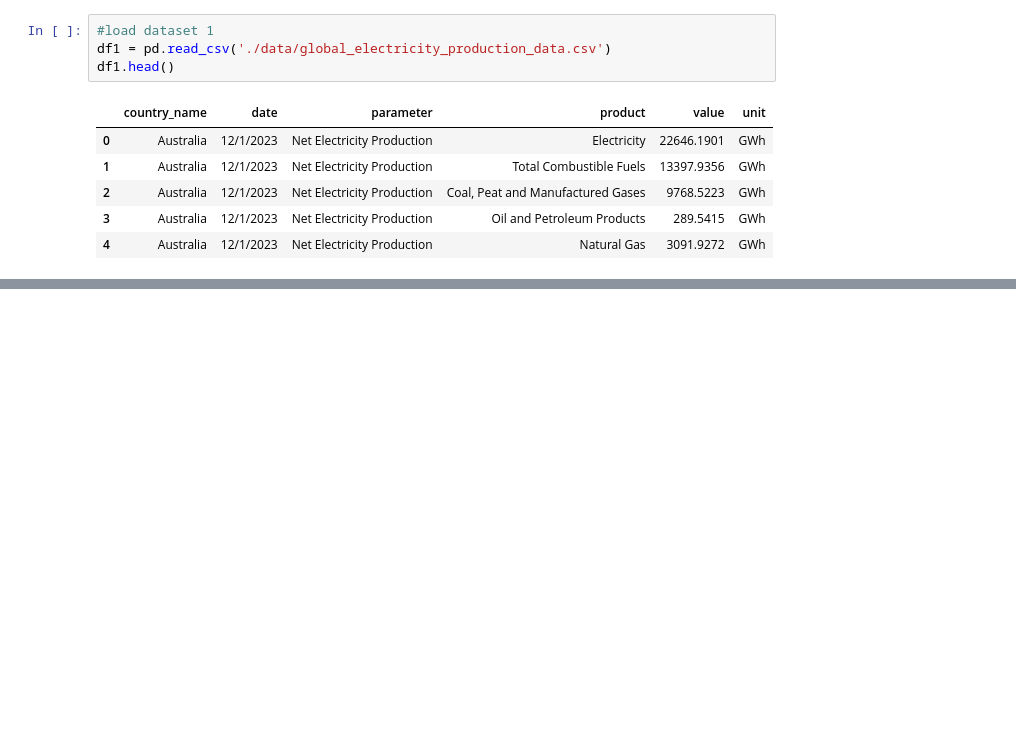
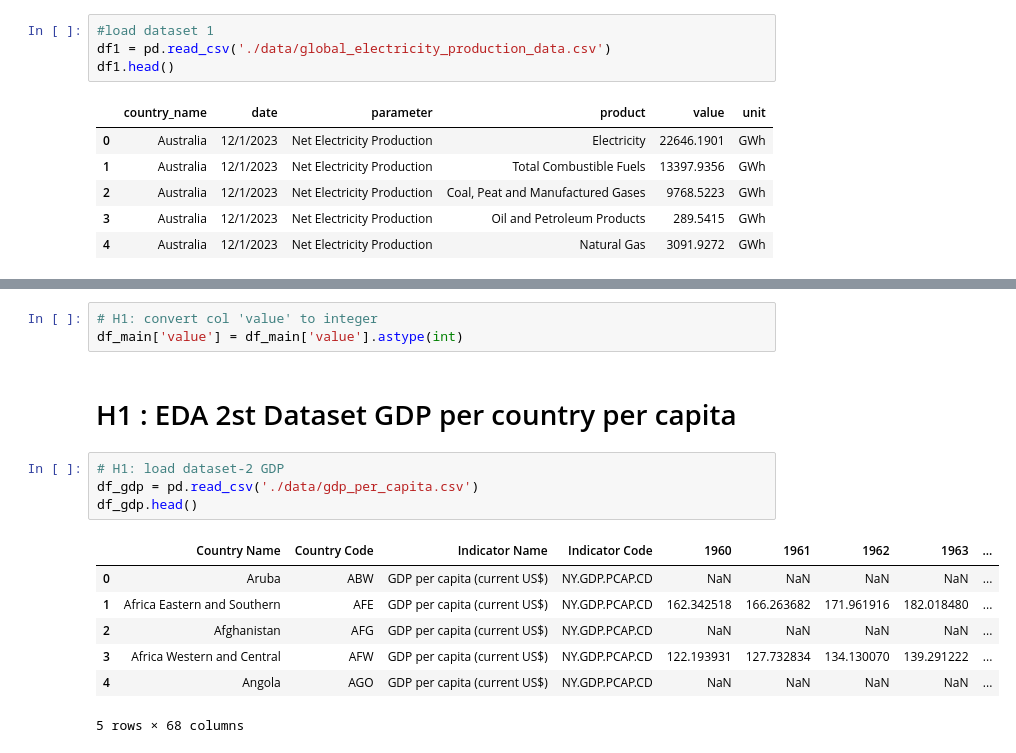
Before and after one commit to NGravereaux/portfolio-project-renewable-evergy-analysis, a Jupyter notebook: main.ipynb, the cells around one changed output, grey strips where cells are left out. Drawn from its saved outputs; the diff is of its cells as text; blank space fills up the shorter version.

```diff
--- a/main.ipynb
+++ b/main.ipynb
@@ -289,0 +263,17 @@ df_main.head()
+# %%
+# H1: convert col 'value' to integer
+df_main['value'] = df_main['value'].astype(int)
+# %% [markdown]
+# H1 : EDA 2st Dataset GDP per country per capita
+# %%
+# H1: load dataset-2 GDP
+df_gdp = pd.read_csv('./data/gdp_per_capita.csv')
+df_gdp.head()
+# %% [output]
+|  | Country Name | Country Code | Indicator Name | Indicator Code | 1960 | 1961 | 1962 | 1963 | ... |
+| 0 | Aruba | ABW | GDP per capita (current US$) | NY.GDP.PCAP.CD | NaN | NaN | NaN | NaN | ... |
+| 1 | Africa Eastern and Southern | AFE | GDP per capita (current US$) | NY.GDP.PCAP.CD | 162.342518 | 166.263682 | 171.961916 | 182.018480 | ... |
+| 2 | Afghanistan | AFG | GDP per capita (current US$) | NY.GDP.PCAP.CD | NaN | NaN | NaN | NaN | ... |
+| 3 | Africa Western and Central | AFW | GDP per capita (current US$) | NY.GDP.PCAP.CD | 122.193931 | 127.732834 | 134.130070 | 139.291222 | ... |
+| 4 | Angola | AGO | GDP per capita (current US$) | NY.GDP.PCAP.CD | NaN | NaN | NaN | NaN | ... |
+5 rows × 68 columns
```
Also changed, not shown: parts of 83 cells of this notebook, 3 other files.
